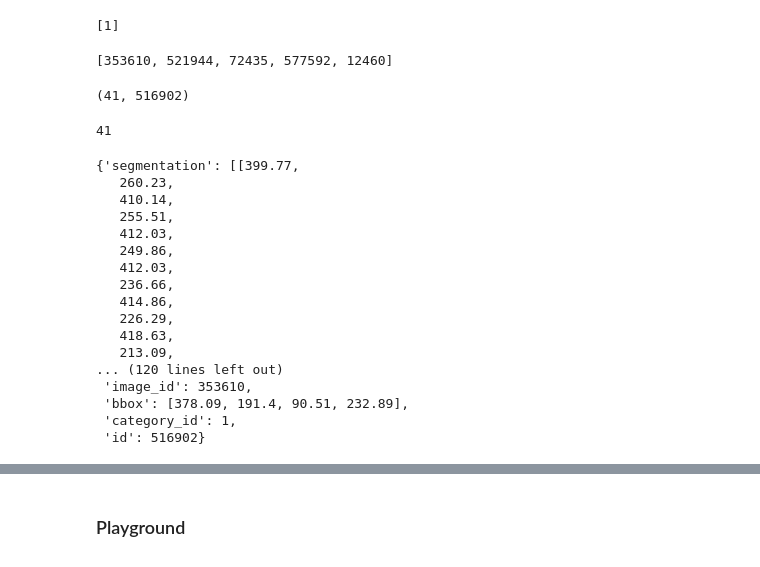
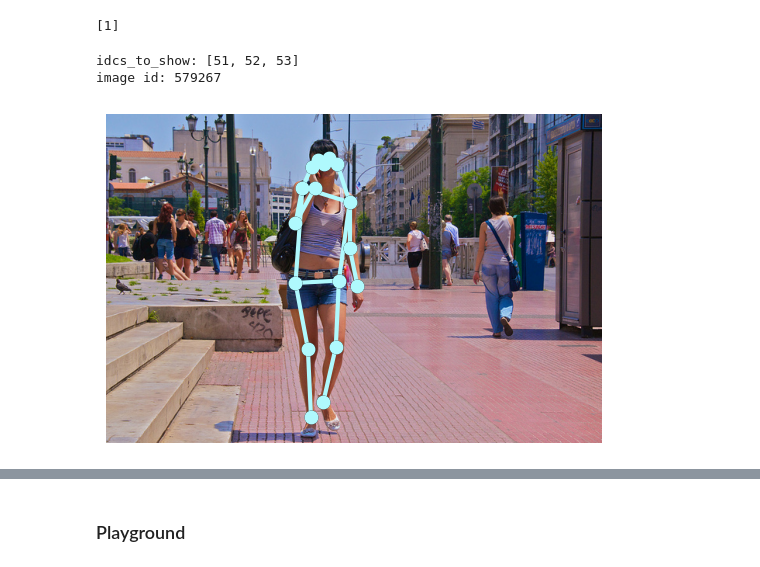
Before and after one commit to jsirait/coco4dpm, a Jupyter notebook: Get coco.ipynb, the cells around one changed output, grey strips where cells are left out. Saved outputs shown, nothing was run; the diff lists cells and outputs as text; code cells hidden in the pictures.

```diff
--- a/Get coco.ipynb
+++ b/Get coco.ipynb
@@ -456,38 +460,47 @@ coco.getCatIds(catNms=[c for c in categories])
 # %% [output]
 [1]
 # %%
-random.seed(429)
-persons_sample5 = random.sample(sorted(coco.getImgIds(catIds=[1])), 5)
-persons_sample5
+# random.seed(429)
+person_sample = random.sample(sorted(coco.getImgIds(catIds=[1])), 1)[0]
+person_sample = 579267  # 168215, 26817, 178557, 345100, 115146, 555537, 431555, 245415
+person_sample
+
+# Let's select one image to visualize
+img_id = person_sample
+annotation_ids = coco.getAnnIds(imgIds=img_id, catIds=[1])
+annotation_id = annotation_ids[0]
+len(annotation_ids), annotation_ids[0]
+
+loaded_annotations = coco.loadAnns(ids=annotation_ids)
+len(loaded_annotations)
+
+# download image
+image_info = coco.loadImgs(img_id)[0]
+response = requests.get(image_info['coco_url'])
+image = Image.open(BytesIO(response.content))
+
+# let's visualize the keypoints one by one
+kp_vis = 17
+idcs_to_show = [kp_vis*3, kp_vis*3+1, kp_vis*3+2]
+print(f"idcs_to_show: {idcs_to_show}")
+kp_mask = [1 if i in idcs_to_show else 0 for i in range(51)]
+original_keypoints = loaded_annotations[0]['keypoints']
+kps = [original_keypoints[i] if kp_mask[i] else 0 for i in range(51)]
+
+original_annotation = {
+    # 'keypoints': kps,
+    'keypoints': original_keypoints,
+    'category_id': 1,
+}
+
+print(f"image id: {person_sample}")
+plt.imshow(image)
+plt.axis('off')
+coco.showAnns([original_annotation], draw_bbox=False)
+
+# according to 206431 need to also consider shoulders most likely
+# silly examples: 369872, 178166, 567671
 # %% [output]
-[353610, 521944, 72435, 577592, 12460]
+idcs_to_show: [51, 52, 53]
+image id: 579267
+[figure, added]
-# %%
-annotation_ids = coco.getAnnIds(imgIds=persons_sample5, catIds=[1])
-len(annotation_ids), annotation_ids[0]
-# %% [output]
-(41, 516902)
-# %%
-loaded_annotations = coco.loadAnns(ids=annotation_ids)
-len(loaded_annotations)
-# %% [output]
-41
-# %%
-loaded_annotations[0]
-# %% [output]
-{'segmentation': [[399.77,
-   260.23,
-   410.14,
-   255.51,
-   412.03,
-   249.86,
-   412.03,
-   236.66,
-   414.86,
-   226.29,
-   418.63,
-   213.09,
-... (120 lines left out)
- 'image_id': 353610,
- 'bbox': [378.09, 191.4, 90.51, 232.89],
- 'category_id': 1,
- 'id': 516902}
```
Also changed, not shown: parts of 6 cells of this notebook.
